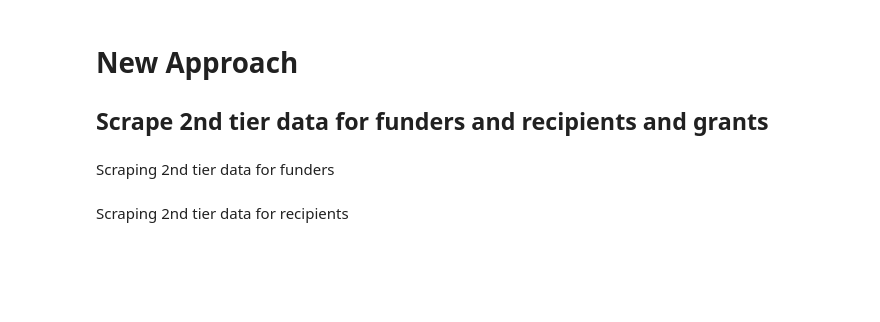
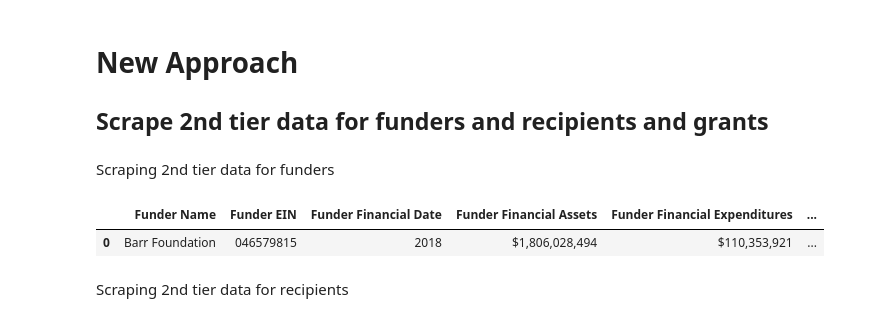
Before and after one commit to BU-Spark/ds-ncf-charitable-giving, a Jupyter notebook: su24-cleanup/scrapping.ipynb, the cells around one changed output. Cells and saved outputs as stored; diff of their text form; code cells hidden in the pictures; blank space fills up the shorter version.

```diff
--- a/su24-cleanup/scrapping.ipynb
+++ b/su24-cleanup/scrapping.ipynb
@@ -532,11 +532,11 @@ details_button.click()
 time.sleep(1)
 
 # Store scrapped funders data into dataframe
-funder_name = driver.find_element(By.XPATH,'//*[@id="fm-list-1popupprofile-modal-new"]/div/div/div[2]/div[1]/div[2]/h2')
+funder_name = driver.find_element(By.XPATH, '/html/body/div[6]/div[3]/div[3]/div[3]/div[5]/div/div/div[2]/div[1]/div[2]/h2')
 
 funder_ein = driver.find_element(By.XPATH, '/html/body/div[6]/div[3]/div[3]/div[3]/div[5]/div/div/div[2]/div[2]/div[1]/p[2]').text.split(': ')[1]
 
-funder_financial_date = driver.find_element(By.XPATH, '/html/body/div[6]/div[3]/div[3]/div[3]/div[5]/div/div/div[2]/div[2]/div[2]/div/h4/span').text
+funder_financial_date = driver.find_element(By.XPATH, '/html/body/div[6]/div[3]/div[3]/div[3]/div[5]/div/div/div[2]/div[2]/div[2]/div/h4/span').text[-4:]
 
 funder_financial_assets = driver.find_element(By.XPATH, '/html/body/div[6]/div[3]/div[3]/div[3]/div[5]/div/div/div[2]/div[2]/div[2]/div/p[1]').text.split(': ')[1]
 
@@ -560,36 +560,41 @@ data = {
     "Funder Financial Date": [funder_financial_date],
     "Funder Financial Assets": [funder_financial_assets],
     "Funder Financial Expenditures": [funder_financial_expenditures],
     "Funder Financial Total Giving": [funder_financial_total_giving],
     "Funder About": [funder_about.text]
 }
 
 df = pd.DataFrame(data)
 
 
 click_contact = driver.find_element(By.XPATH, '/html/body/div[6]/div[3]/div[3]/div[3]/div[5]/div/div/div[2]/ul/li[6]/a')
 click_contact.click()
 time.sleep(2)
 
 
 funder_telephone = driver.find_element(By.XPATH, '/html/body/div[6]/div[3]/div[3]/div[3]/div[5]/div/div/div[2]/div[3]/div[6]/div[1]/p[1]').text.split(': ')[1]
 funder_email = driver.find_element(By.XPATH, '/html/body/div[6]/div[3]/div[3]/div[3]/div[5]/div/div/div[2]/div[3]/div[6]/div[1]/p[2]').text.split(': ')[1]
 funder_fax = driver.find_element(By.XPATH, '/html/body/div[6]/div[3]/div[3]/div[3]/div[5]/div/div/div[2]/div[3]/div[6]/div[1]/p[3]').text.split(': ')[1]
 funder_website = driver.find_element(By.XPATH, '/html/body/div[6]/div[3]/div[3]/div[3]/div[5]/div/div/div[2]/div[3]/div[6]/div[1]/p[4]')
 funder_address = driver.find_element(By.XPATH, '/html/body/div[6]/div[3]/div[3]/div[3]/div[5]/div/div/div[2]/div[3]/div[6]/div[2]/div')
 
 
 
 
 df["Funder Telephone"] = [funder_telephone]
 df["Funder Email"] = [funder_email]
 df["Funder Fax"] = [funder_fax]
 df["Funder Website"] = [funder_website.text]
 df["Funder Address"] = [funder_address.text]
 
-df.to_csv("Funder_Details.csv", index=False)
-# df.to_csv("ddd.csv")
-# df
+close_button = driver.find_element(By.XPATH, '/html/body/div[6]/div[3]/div[3]/div[3]/div[5]/div/div/button')
+close_button.click()
+
+# df.to_csv("Funder_Details.csv", index=False)
+df
+# %% [output]
+|  | Funder Name | Funder EIN | Funder Financial Date | Funder Financial Assets | Funder Financial Expenditures | ... |
+| 0 | Barr Foundation | 046579815 | 2018 | $1,806,028,494 | $110,353,921 | ... |
 # %% [markdown]
 Scraping 2nd tier data for recipients
 # %%
```
Also changed, not shown: parts of 7 cells of this notebook.
